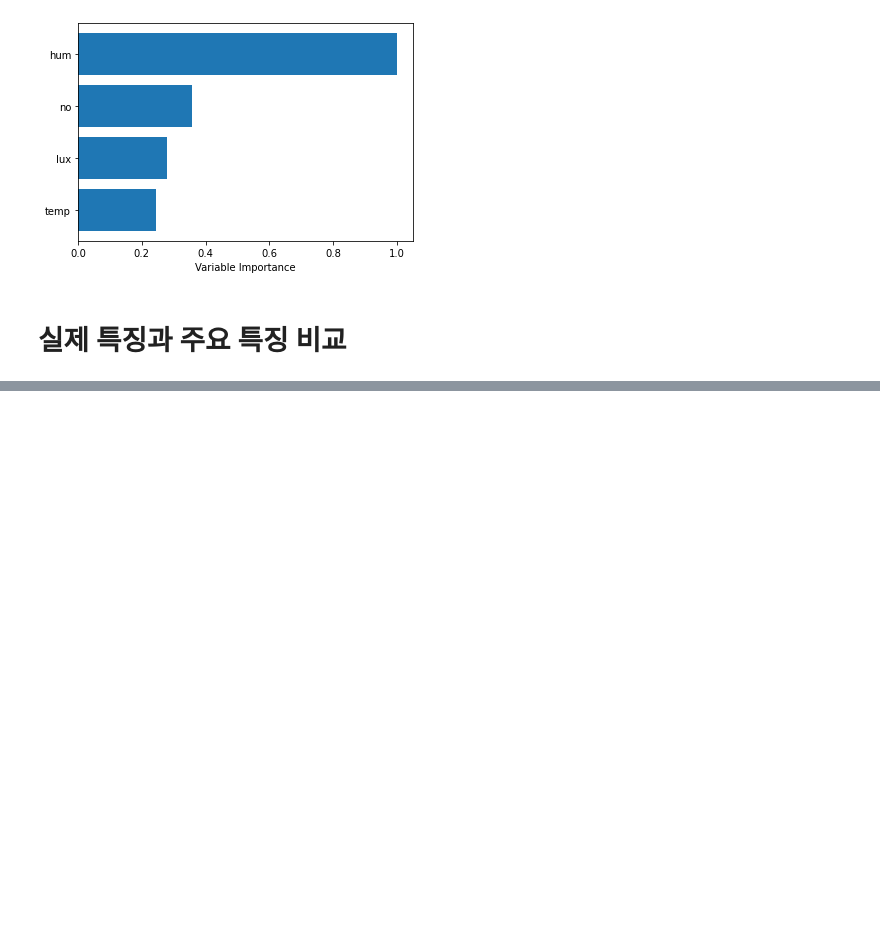
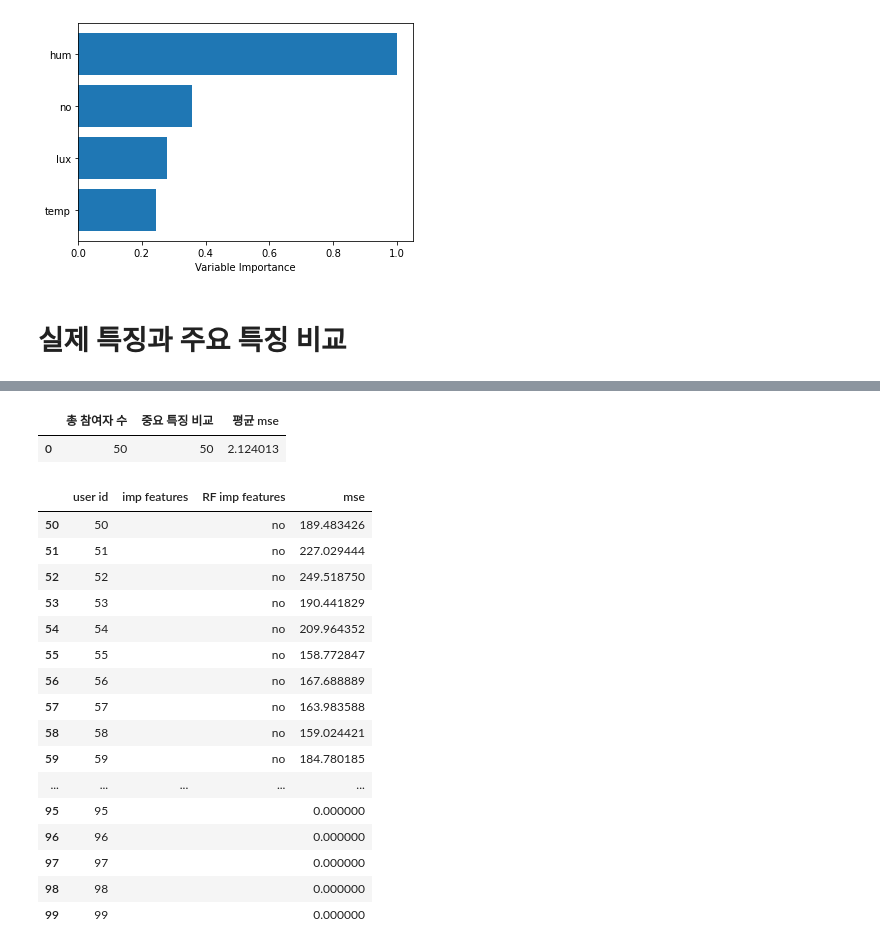
Before and after one commit to formegusto/survey-learning-system, a Jupyter notebook: Sincerity by RandomForest.ipynb, the cells around one changed output, grey strips where cells are left out. Saved outputs shown, nothing was run; the diff lists cells and outputs as text; code cells hidden in the pictures; blank space fills up the shorter version.

```diff
--- a/Sincerity by RandomForest.ipynb
+++ b/Sincerity by RandomForest.ipynb
@@ -232,6 +232,7 @@ for user in users:
     df = user.survey
     X = df[features].to_numpy().copy()
     y = df[['score']].to_numpy().copy()
+    RF_imp_features = None
 
     X_train, X_test, y_train, y_test = train_test_split(X,y, test_size=0.2)
 
@@ -243,25 +244,37 @@ for user in users:
     mse = mean_squared_error(y_test,prediction)
 
     feature_importance = RFModel.feature_importances_
-    feature_importance = feature_importance / feature_importance.max()
+    if len(set(feature_importance)) == 1:
+        RF_imp_features = []
+    else:
+        feature_importance = feature_importance / feature_importance.max()
 
     sorted_idx = np.argsort(feature_importance)
     bar_pos = np.arange(sorted_idx.shape[0]) + .5
 
     _features = features[sorted_idx[::-1]]
+    user_id = user.user_id
+    user_imp_features = user.importance_features
 
-    user_id = user.user_id
-    imp_features = user.importance_features
-    imp_length = len(imp_features)
-    if imp_length == 0:
-        RF_imp_features = [_features[0]]
-    else:
-        RF_imp_features = _features[:imp_length]
+    imp_length = len(user_imp_features)
+
+    if RF_imp_features == None:
+        if imp_length == 0:
+            RF_imp_features = [_features[0]]
+        else:
+            RF_imp_features = _features[:imp_length]
+
+    _imp_features = RF_imp_features
+    imp_features = list()
+
+    for _ in ['no', 'temp', 'hum', 'lux']:
+        if _ in _imp_features:
+            imp_features.append(_)
 
     _record = _record.append({
         "user id": user_id,
         "mse": mse,
-        "imp features": ",".join(imp_features),
-        "RF imp features": ",".join(RF_imp_features)
+        "imp features": ",".join(user_imp_features),
+        "RF imp features": ",".join(imp_features)
     }, ignore_index=True)
 # %%
@@ -296,0 +283,38 @@ _record[90:100]
+# %%
+_analysis = pd.DataFrame(columns=['총 참여자 수','중요 특징 비교', '평균 mse'])
+
+user_cnt = len(part_user)
+compare_cnt = part_user[part_user['imp features'] == part_user['RF imp features']].count()['imp features']
+mean_mse = part_user[part_user['imp features'] == part_user['RF imp features']]['mse'].mean()
+
+_analysis = _analysis.append({
+    "총 참여자 수": str(user_cnt),
+    "중요 특징 비교": str(compare_cnt),
+    "평균 mse": mean_mse
+}, ignore_index=True)
+
+_analysis
+# %% [output]
+|  | 총 참여자 수 | 중요 특징 비교 | 평균 mse |
+| 0 | 50 | 50 | 2.124013 |
+# %%
+unpart_user = _record[50:].copy()
+unpart_user
+# %% [output]
+|  | user id | imp features | RF imp features | mse |
+| 50 | 50 |  | no | 189.483426 |
+| 51 | 51 |  | no | 227.029444 |
+| 52 | 52 |  | no | 249.518750 |
+| 53 | 53 |  | no | 190.441829 |
+| 54 | 54 |  | no | 209.964352 |
+| 55 | 55 |  | no | 158.772847 |
+| 56 | 56 |  | no | 167.688889 |
+| 57 | 57 |  | no | 163.983588 |
+| 58 | 58 |  | no | 159.024421 |
+| 59 | 59 |  | no | 184.780185 |
+| ... | ... | ... | ... | ... |
+| 95 | 95 |  |  | 0.000000 |
+| 96 | 96 |  |  | 0.000000 |
+| 97 | 97 |  |  | 0.000000 |
+| 98 | 98 |  |  | 0.000000 |
+| 99 | 99 |  |  | 0.000000 |
```
Also changed, not shown: parts of 16 cells of this notebook.
